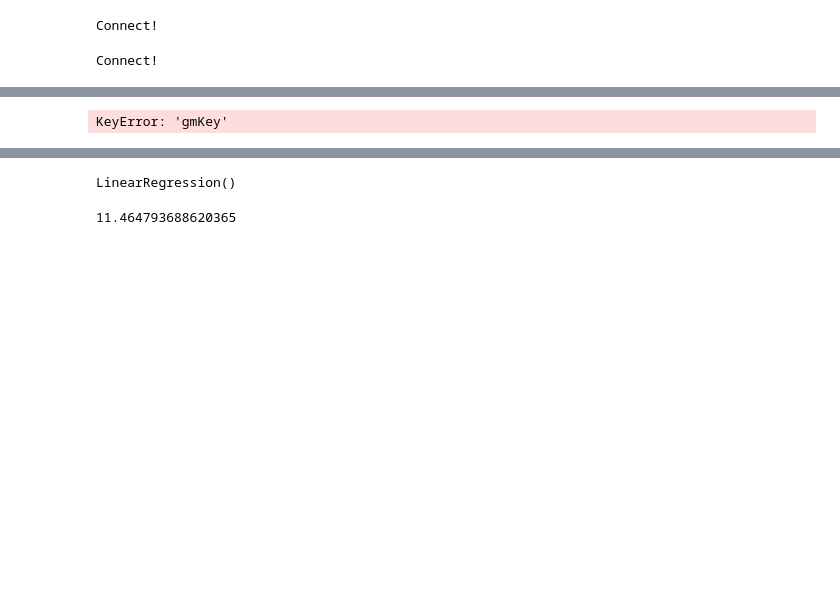
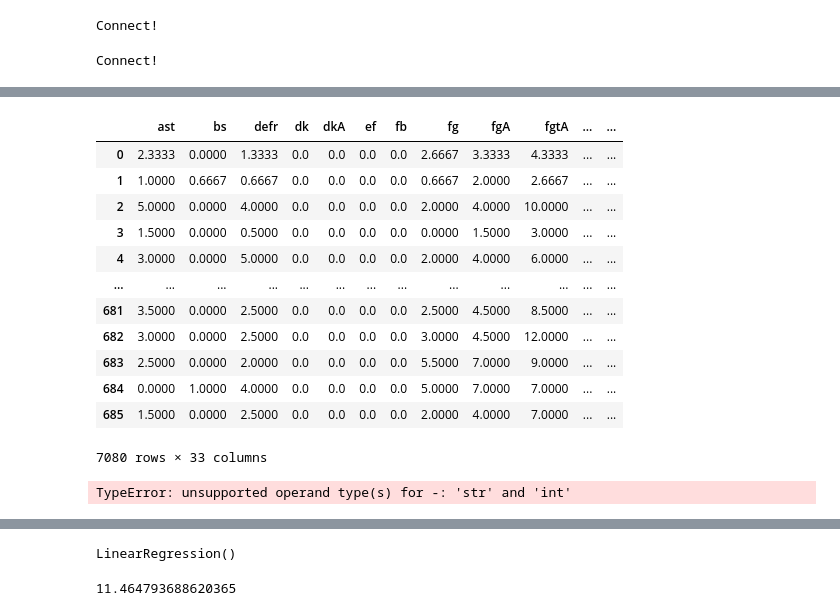
Before and after one commit to GrulsuitG/KBLPredict, a Jupyter notebook: Crawling/model.ipynb, the cells around one changed output, grey strips where cells are left out. Cells and saved outputs as stored; diff of their text form; code cells hidden in the pictures; blank space fills up the shorter version.

```diff
--- a/Crawling/model.ipynb
+++ b/Crawling/model.ipynb
@@ -391,3 +438,19 @@ Connect!
+# %%
+pd.read_csv("key_player_recent5_total.csv", index_col=0)
+# %% [output]
+|  | ast | bs | defr | dk | dkA | ef | fb | fg | fgA | fgtA | ... | ... |
+| 0 | 2.3333 | 0.0000 | 1.3333 | 0.0 | 0.0 | 0.0 | 0.0 | 2.6667 | 3.3333 | 4.3333 | ... | ... |
+| 1 | 1.0000 | 0.6667 | 0.6667 | 0.0 | 0.0 | 0.0 | 0.0 | 0.6667 | 2.0000 | 2.6667 | ... | ... |
+| 2 | 5.0000 | 0.0000 | 4.0000 | 0.0 | 0.0 | 0.0 | 0.0 | 2.0000 | 4.0000 | 10.0000 | ... | ... |
+| 3 | 1.5000 | 0.0000 | 0.5000 | 0.0 | 0.0 | 0.0 | 0.0 | 0.0000 | 1.5000 | 3.0000 | ... | ... |
+| 4 | 3.0000 | 0.0000 | 5.0000 | 0.0 | 0.0 | 0.0 | 0.0 | 2.0000 | 4.0000 | 6.0000 | ... | ... |
+| ... | ... | ... | ... | ... | ... | ... | ... | ... | ... | ... | ... | ... |
+| 681 | 3.5000 | 0.0000 | 2.5000 | 0.0 | 0.0 | 0.0 | 0.0 | 2.5000 | 4.5000 | 8.5000 | ... | ... |
+| 682 | 3.0000 | 0.0000 | 2.5000 | 0.0 | 0.0 | 0.0 | 0.0 | 3.0000 | 4.5000 | 12.0000 | ... | ... |
+| 683 | 2.5000 | 0.0000 | 2.0000 | 0.0 | 0.0 | 0.0 | 0.0 | 5.5000 | 7.0000 | 9.0000 | ... | ... |
+| 684 | 0.0000 | 1.0000 | 4.0000 | 0.0 | 0.0 | 0.0 | 0.0 | 5.0000 | 7.0000 | 7.0000 | ... | ... |
+| 685 | 1.5000 | 0.0000 | 2.5000 | 0.0 | 0.0 | 0.0 | 0.0 | 2.0000 | 4.0000 | 7.0000 | ... | ... |
+7080 rows × 33 columns
 # %%
 def get_recent_team(team, gameDate, db):
     db.cursor.execute("""select b.*, a.gameDate
@@ -472,10 +535,10 @@ def make_team_recent_data():
     # model = pd.concat([make_data(h_data, a_data), make_data(a_data, h_data)])
     # return model
     db.db.close()
-# %%
-df['gmKey']
-# %% [output]
-KeyError: 'gmKey'
+# %%
+'3' - 1
+# %% [output]
+TypeError: unsupported operand type(s) for -: 'str' and 'int'
 # %%
 player_hdata = pd.read_csv('h_data.csv', index_col=0)
 player_adata = pd.read_csv('a_data.csv', index_col=0)
```
Also changed, not shown: parts of 5 cells of this notebook.
